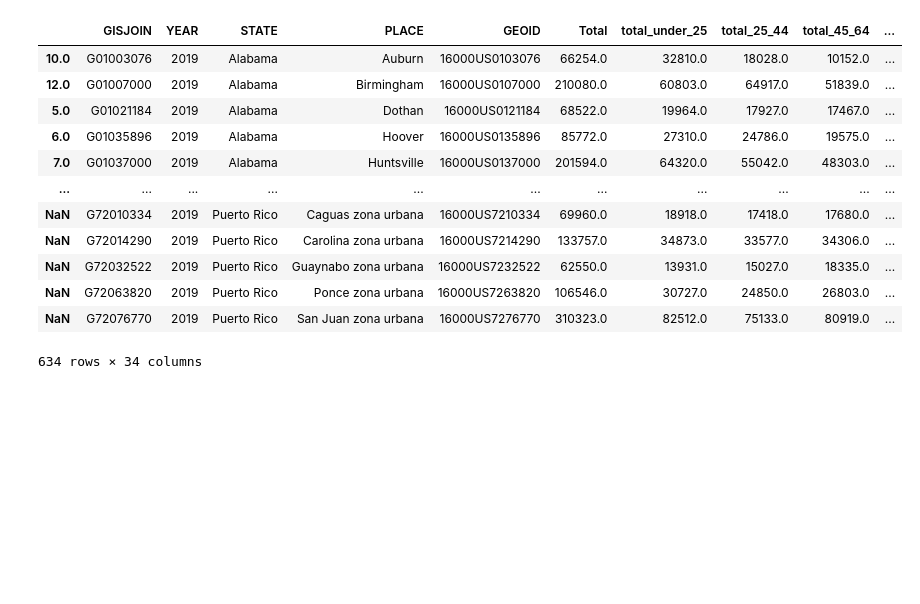
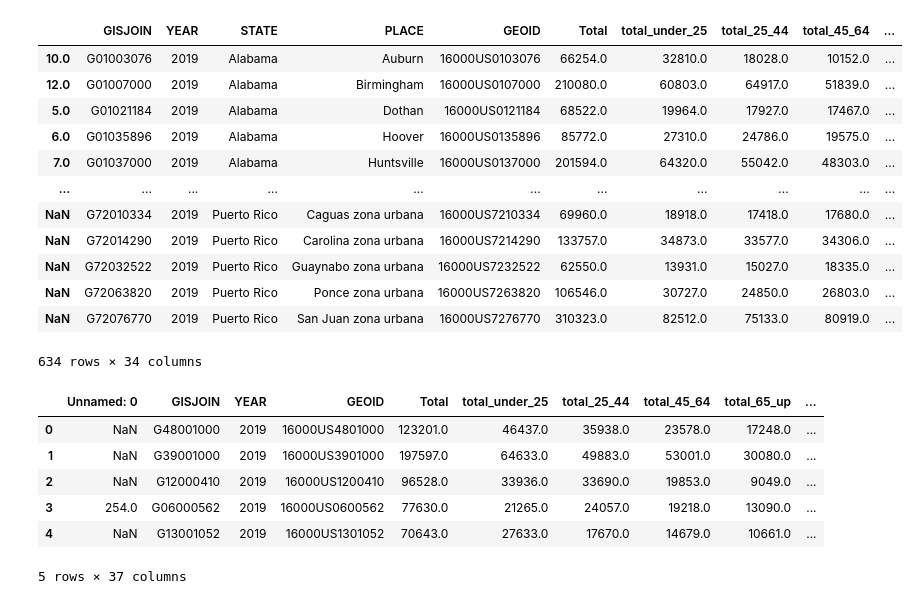
Before and after one commit to pennyandjude/Plant-Based-Franklin, a Jupyter notebook: Joined Restaurants and Brackets.ipynb, the cells around one changed output. Drawn from its saved outputs; the diff is of its cells as text; code cells hidden in the pictures; blank space fills up the shorter version.

```diff
--- a/Joined Restaurants and Brackets.ipynb
+++ b/Joined Restaurants and Brackets.ipynb
@@ -142,3 +166,14 @@ veg_bracket.drop(columns = ['city','state'])
 634 rows × 34 columns
 # %%
 veg_bracket.to_csv('veg_bracket_final.csv')
+# %%
+fixed_brackets = pd.read_csv('veg_bracket_final_updated.csv')
+fixed_brackets.head()
+# %% [output]
+|  | Unnamed: 0 | GISJOIN | YEAR | GEOID | Total | total_under_25 | total_25_44 | total_45_64 | total_65_up | ... |
+| 0 | NaN | G48001000 | 2019 | 16000US4801000 | 123201.0 | 46437.0 | 35938.0 | 23578.0 | 17248.0 | ... |
+| 1 | NaN | G39001000 | 2019 | 16000US3901000 | 197597.0 | 64633.0 | 49883.0 | 53001.0 | 30080.0 | ... |
+| 2 | NaN | G12000410 | 2019 | 16000US1200410 | 96528.0 | 33936.0 | 33690.0 | 19853.0 | 9049.0 | ... |
+| 3 | 254.0 | G06000562 | 2019 | 16000US0600562 | 77630.0 | 21265.0 | 24057.0 | 19218.0 | 13090.0 | ... |
+| 4 | NaN | G13001052 | 2019 | 16000US1301052 | 70643.0 | 27633.0 | 17670.0 | 14679.0 | 10661.0 | ... |
+5 rows × 37 columns
```
Also changed, not shown: parts of 21 cells of this notebook.
